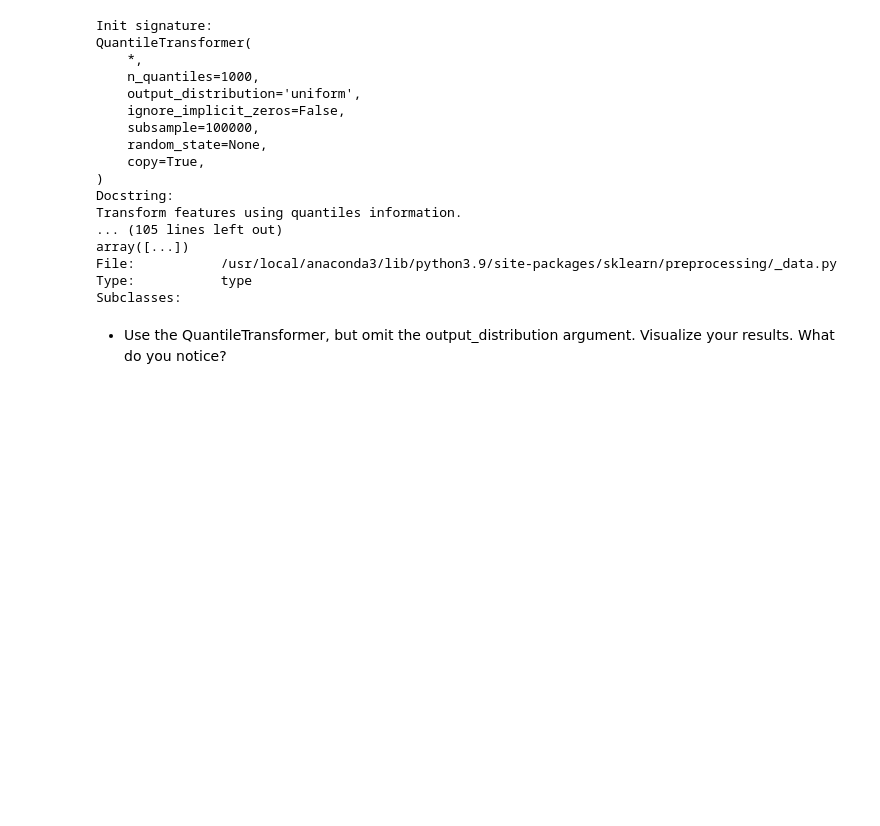
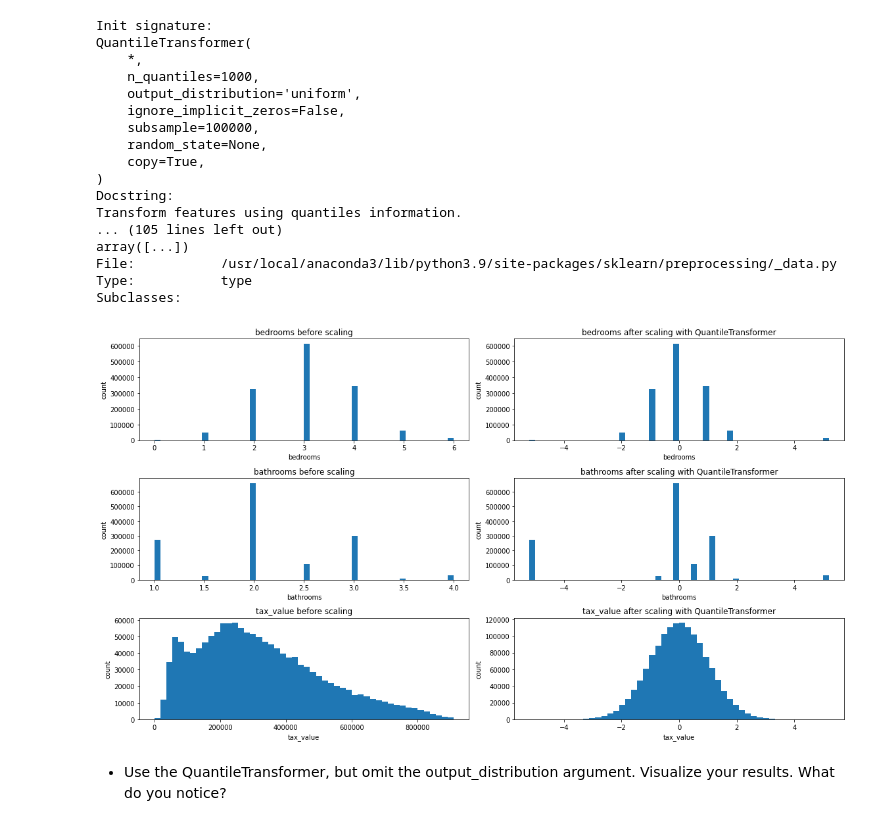
Before and after one commit to JenniferMLewis/regression-exercises, a Jupyter notebook: scaling.ipynb, the cells around one changed output. Saved outputs shown, nothing was run; the diff lists cells and outputs as text; code cells hidden in the pictures; blank space fills up the shorter version.

```diff
--- a/scaling.ipynb
+++ b/scaling.ipynb
@@ -121,5 +133,9 @@ array([...])
 File:           /usr/local/anaconda3/lib/python3.9/site-packages/sklearn/preprocessing/_data.py
 Type:           type
 Subclasses:
+# %%
+visualize_scaler(QuantileTransformer(output_distribution='normal'), train, bins=50)
+# %% [output]
+[figure, added]
 # %% [markdown]
 - Use the QuantileTransformer, but omit the output_distribution argument. Visualize your results. What do you notice?
```
Also changed, not shown: parts of 7 cells of this notebook.
